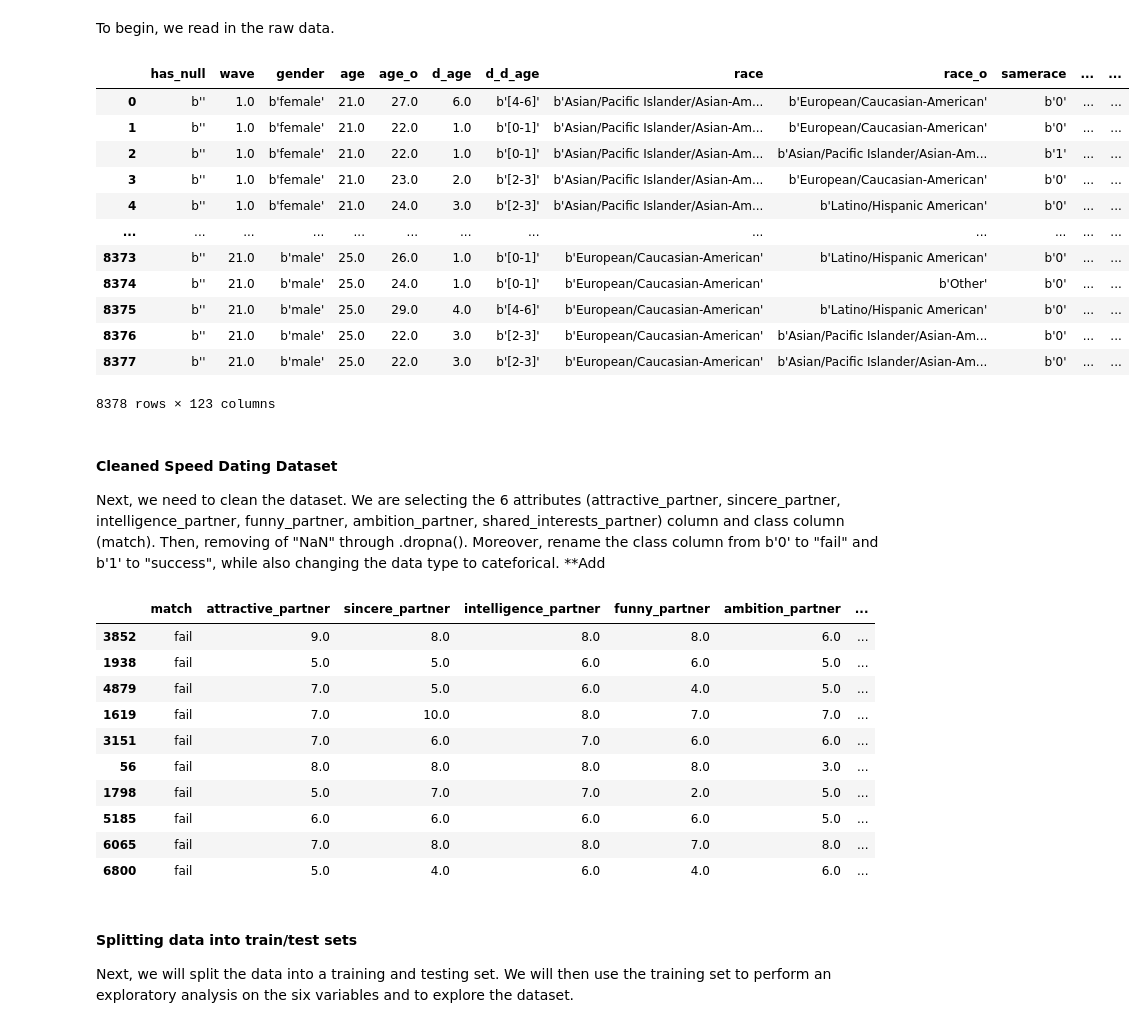
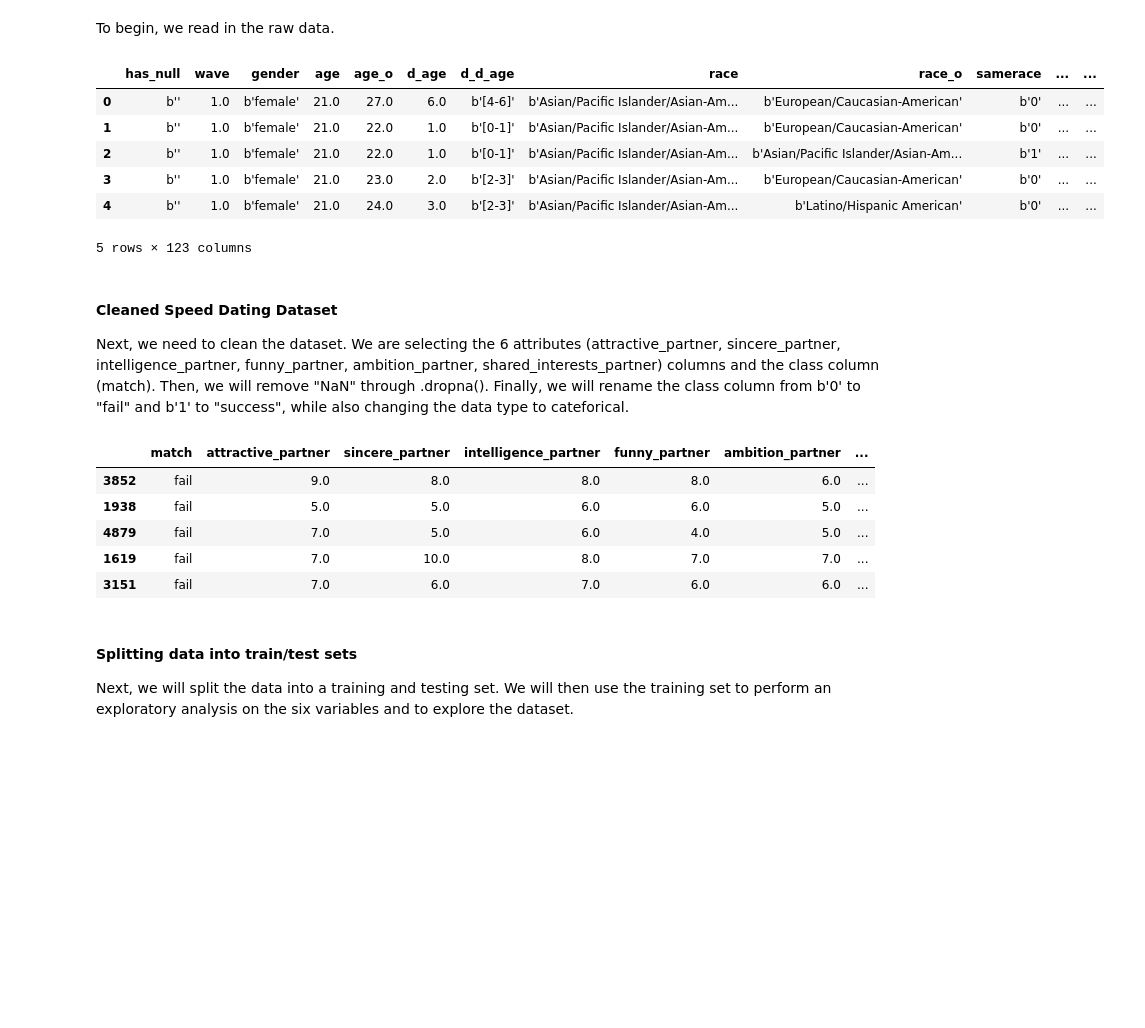
Before and after one commit to mkimur02/final_project_dsci100, a Jupyter notebook: Untitled.ipynb, the cells around one changed output. Cells and saved outputs as stored; diff of their text form; code cells hidden in the pictures; blank space fills up the shorter version.

Commit message:
Fixed some labels and did head(5)

```diff
--- a/Untitled.ipynb
+++ b/Untitled.ipynb
@@ -34,30 +34,24 @@ from sklearn.model_selection import GridSearchCV, cross_validate, train_test_spl
 To begin, we read in the raw data.
 # %%
 df_speeddating = pd.read_csv("speeddating.csv")
-df_speeddating
+df_speeddating.head(5)
 # %% [output]
 |  | has_null | wave | gender | age | age_o | d_age | d_d_age | race | race_o | samerace | ... | ... |
 | 0 | b'' | 1.0 | b'female' | 21.0 | 27.0 | 6.0 | b'[4-6]' | b'Asian/Pacific Islander/Asian-Am... | b'European/Caucasian-American' | b'0' | ... | ... |
 | 1 | b'' | 1.0 | b'female' | 21.0 | 22.0 | 1.0 | b'[0-1]' | b'Asian/Pacific Islander/Asian-Am... | b'European/Caucasian-American' | b'0' | ... | ... |
 | 2 | b'' | 1.0 | b'female' | 21.0 | 22.0 | 1.0 | b'[0-1]' | b'Asian/Pacific Islander/Asian-Am... | b'Asian/Pacific Islander/Asian-Am... | b'1' | ... | ... |
 | 3 | b'' | 1.0 | b'female' | 21.0 | 23.0 | 2.0 | b'[2-3]' | b'Asian/Pacific Islander/Asian-Am... | b'European/Caucasian-American' | b'0' | ... | ... |
 | 4 | b'' | 1.0 | b'female' | 21.0 | 24.0 | 3.0 | b'[2-3]' | b'Asian/Pacific Islander/Asian-Am... | b'Latino/Hispanic American' | b'0' | ... | ... |
-| ... | ... | ... | ... | ... | ... | ... | ... | ... | ... | ... | ... | ... |
-| 8373 | b'' | 21.0 | b'male' | 25.0 | 26.0 | 1.0 | b'[0-1]' | b'European/Caucasian-American' | b'Latino/Hispanic American' | b'0' | ... | ... |
-| 8374 | b'' | 21.0 | b'male' | 25.0 | 24.0 | 1.0 | b'[0-1]' | b'European/Caucasian-American' | b'Other' | b'0' | ... | ... |
-| 8375 | b'' | 21.0 | b'male' | 25.0 | 29.0 | 4.0 | b'[4-6]' | b'European/Caucasian-American' | b'Latino/Hispanic American' | b'0' | ... | ... |
-| 8376 | b'' | 21.0 | b'male' | 25.0 | 22.0 | 3.0 | b'[2-3]' | b'European/Caucasian-American' | b'Asian/Pacific Islander/Asian-Am... | b'0' | ... | ... |
-| 8377 | b'' | 21.0 | b'male' | 25.0 | 22.0 | 3.0 | b'[2-3]' | b'European/Caucasian-American' | b'Asian/Pacific Islander/Asian-Am... | b'0' | ... | ... |
-8378 rows × 123 columns
+5 rows × 123 columns
 # %% [markdown]
 #### Cleaned Speed Dating Dataset
-Next, we need to clean the dataset. We are selecting the 6 attributes (attractive_partner, sincere_partner, intelligence_partner, funny_partner, ambition_partner, shared_interests_partner) column and class column (match). Then, removing of "NaN" through .dropna(). Moreover, rename the class column from b'0' to "fail" and b'1' to "success", while also changing the data type to cateforical. **Add
+Next, we need to clean the dataset. We are selecting the 6 attributes (attractive_partner, sincere_partner, intelligence_partner, funny_partner, ambition_partner, shared_interests_partner) columns and the class column (match). Then, we will remove "NaN" through .dropna(). Finally, we will rename the class column from b'0' to "fail" and b'1' to "success", while also changing the data type to cateforical.
 # %%
 speeddating = df_speeddating[["match","attractive_partner", "sincere_partner","intelligence_partner", "funny_partner", "ambition_partner", "shared_interests_partner"]]
 speeddating = speeddating.sample(n=1000, random_state=2023).dropna()
 speeddating["match"] = speeddating["match"].replace({"b'0'":"fail","b'1'":"success"}).astype("category")
 
-speeddating.head(10)
+speeddating.head(5)
 # %% [output]
 |  | match | attractive_partner | sincere_partner | intelligence_partner | funny_partner | ambition_partner | ... |
 | 3852 | fail | 9.0 | 8.0 | 8.0 | 8.0 | 6.0 | ... |
@@ -65,11 +59,6 @@ speeddating.head(10)
 | 4879 | fail | 7.0 | 5.0 | 6.0 | 4.0 | 5.0 | ... |
 | 1619 | fail | 7.0 | 10.0 | 8.0 | 7.0 | 7.0 | ... |
 | 3151 | fail | 7.0 | 6.0 | 7.0 | 6.0 | 6.0 | ... |
-| 56 | fail | 8.0 | 8.0 | 8.0 | 8.0 | 3.0 | ... |
-| 1798 | fail | 5.0 | 7.0 | 7.0 | 2.0 | 5.0 | ... |
-| 5185 | fail | 6.0 | 6.0 | 6.0 | 6.0 | 5.0 | ... |
-| 6065 | fail | 7.0 | 8.0 | 8.0 | 7.0 | 8.0 | ... |
-| 6800 | fail | 5.0 | 4.0 | 6.0 | 4.0 | 6.0 | ... |
 # %% [markdown]
 #### Splitting data into train/test sets
 Next, we will split the data into a training and testing set. We will then use the training set to perform an exploratory analysis on the six variables and to explore the dataset.
```
Also changed, not shown: parts of 1 cell of this notebook.
